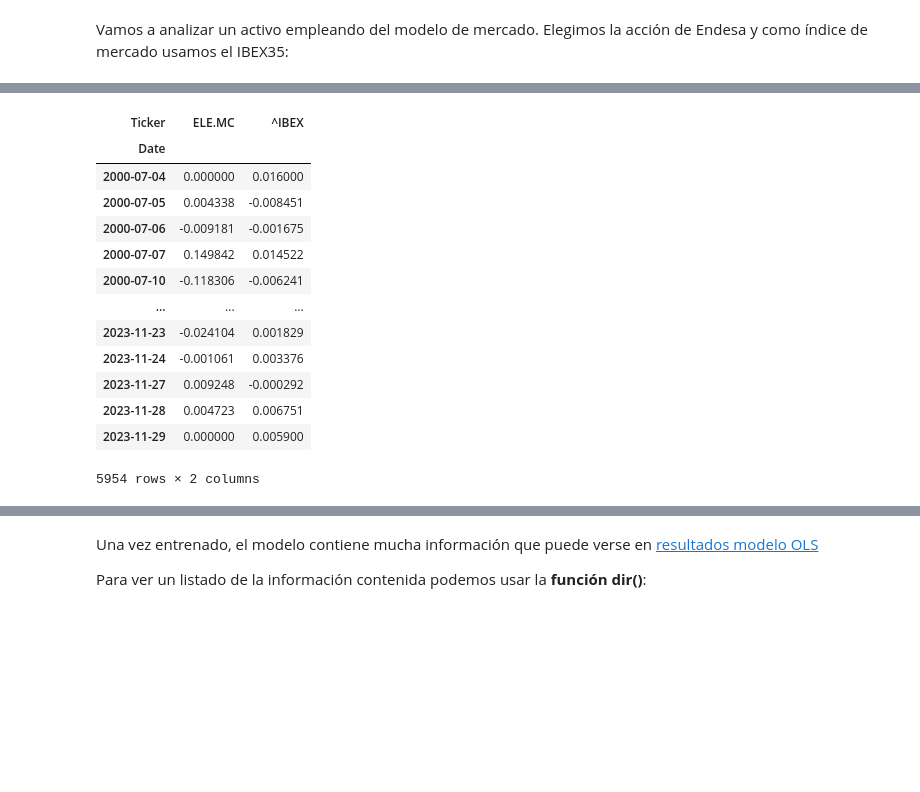
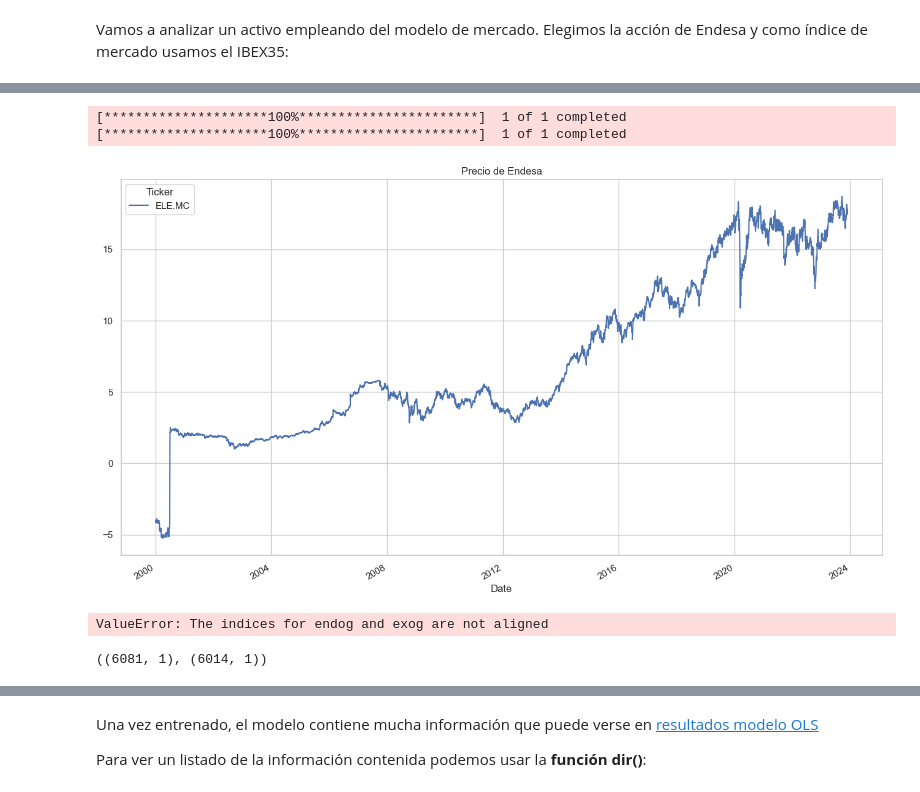
Before and after one commit to alfonso-santos/microcredencial-carteras-python, a Jupyter notebook: Tema_4_CAPM/src/modelo-mercado-solucion.ipynb, the cells around one changed output, grey strips where cells are left out. Cells and saved outputs as stored; diff of their text form; code cells hidden in the pictures; blank space fills up the shorter version.

```diff
--- a/Tema_4_CAPM/src/modelo-mercado-solucion.ipynb
+++ b/Tema_4_CAPM/src/modelo-mercado-solucion.ipynb
@@ -206,17 +114,16 @@ rendimientos_ibex = rendimientos.loc[:, "^IBEX"]
-# %%
-rendimientos
-# %% [output]
-| Ticker | ELE.MC | ^IBEX |
-| Date |  |  |
-| 2000-07-04 | 0.000000 | 0.016000 |
-| 2000-07-05 | 0.004338 | -0.008451 |
-| 2000-07-06 | -0.009181 | -0.001675 |
-| 2000-07-07 | 0.149842 | 0.014522 |
-| 2000-07-10 | -0.118306 | -0.006241 |
-| ... | ... | ... |
-| 2023-11-23 | -0.024104 | 0.001829 |
-| 2023-11-24 | -0.001061 | 0.003376 |
-| 2023-11-27 | 0.009248 | -0.000292 |
-| 2023-11-28 | 0.004723 | 0.006751 |
-| 2023-11-29 | 0.000000 | 0.005900 |
-5954 rows × 2 columns
+# %%
+precios_endesa = yf.download("ELE.MC", start="2000-01-01", end="2023-11-30")["Close"] # Precios ajustados al cierre
+precios_endesa = precios_endesa.dropna() # Eliminar filas con NA's
+rendimientos_endesa = np.log(precios_endesa).diff().dropna()
+
+precios_ibex35 = yf.download("^IBEX", start="2000-01-01", end="2023-11-30")["Close"] # Precios ajustados al cierre
+precios_ibex35 = precios_ibex35.dropna() # Eliminar filas con NA's
+rendimientos_ibex35 = np.log(precios_ibex35).diff().dropna()
+# %% [output]
+[*********************100%***********************]  1 of 1 completed
+[*********************100%***********************]  1 of 1 completed
+# %%
+precios_endesa.plot(title="Precio de Endesa")
+plt.show()
+# %% [output]
+[figure, added]
@@ -223,10 +133,13 @@ rendimientos
 # %%
-rendimientos_ibex35 = rendimientos.loc[:, "^IBEX"]
-rendimientos_endesa = rendimientos.loc[:, "ELE.MC"]
-X = rendimientos_ibex35  # Rendimientos del mercado
-y = rendimientos_endesa  # Rendimientos del activo
+X = rendimientos_ibex35 # Rendimientos del mercado
+y = rendimientos_endesa # Rendimientos del activo
 X_sm = sm.add_constant(X)  # Añadir una constante a la variable X
-
 
 # Crear y ajustar el modelo
 modelo = sm.OLS(y, X_sm).fit()
+# %% [output]
+ValueError: The indices for endog and exog are not aligned
+# %%
+rendimientos_ibex35.shape, rendimientos_endesa.shape
+# %% [output]
+((6081, 1), (6014, 1))
```
Also changed, not shown: parts of 36 cells of this notebook, 1 other file.
